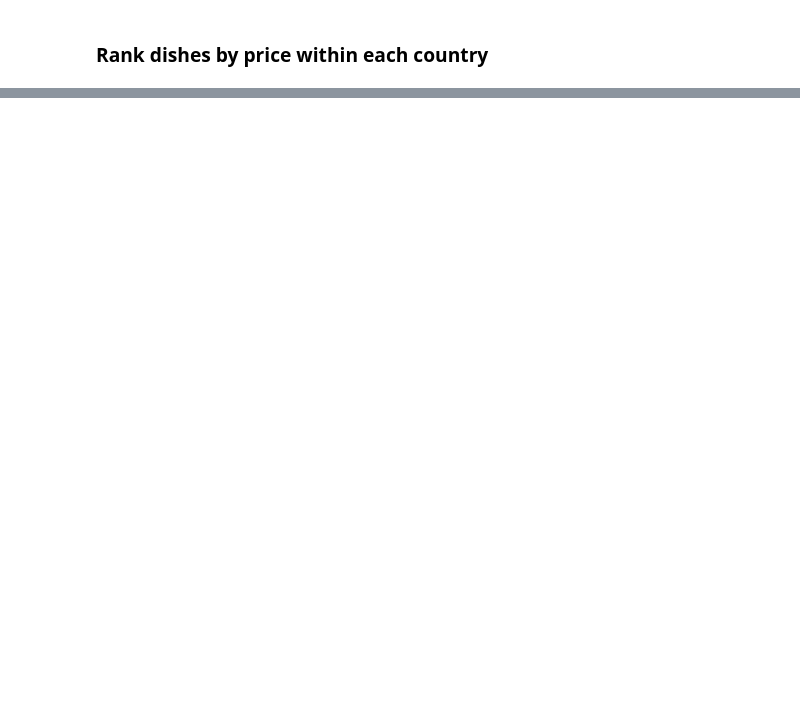
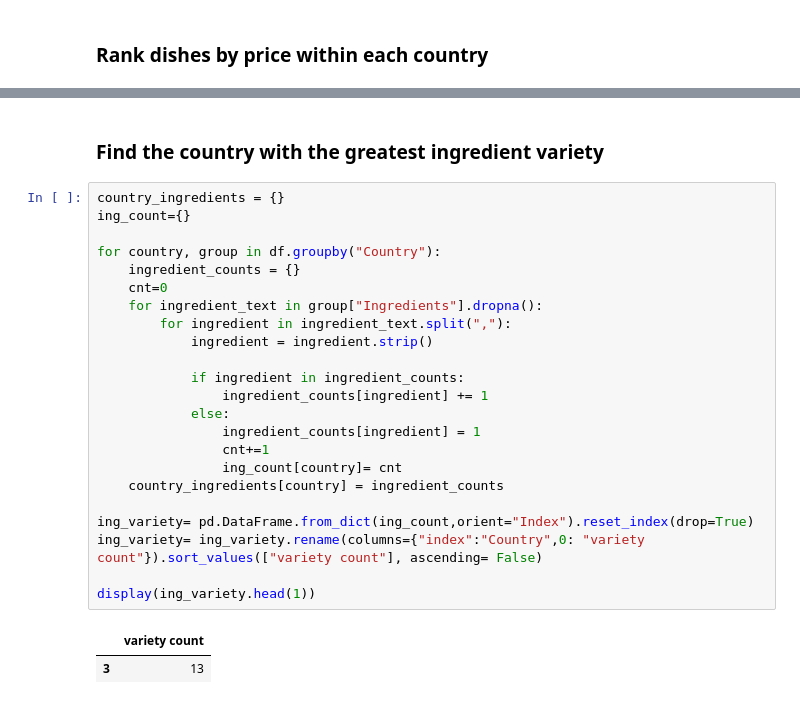
Before and after one commit to ushasrisetti24/Python-Practice, a Jupyter notebook: Street Food Analysis/Street food dataset.ipynb, the cells around one changed output, grey strips where cells are left out. Drawn from its saved outputs; the diff is of its cells as text; blank space fills up the shorter version.

```diff
--- a/Street Food Analysis/Street food dataset.ipynb
+++ b/Street Food Analysis/Street food dataset.ipynb
@@ -557,0 +597,28 @@ display(same_dish_in_multiple_cities)
+# %% [markdown]
+### Find the country with the greatest ingredient variety
+# %%
+country_ingredients = {}
+ing_count={}
+
+for country, group in df.groupby("Country"):
+    ingredient_counts = {}
+    cnt=0
+    for ingredient_text in group["Ingredients"].dropna():
+        for ingredient in ingredient_text.split(","):
+            ingredient = ingredient.strip()
+
+            if ingredient in ingredient_counts:
+                ingredient_counts[ingredient] += 1
+            else:
+                ingredient_counts[ingredient] = 1
+                cnt+=1
+                ing_count[country]= cnt
+    country_ingredients[country] = ingredient_counts
+
+ing_variety= pd.DataFrame.from_dict(ing_count,orient="Index").reset_index(drop=True)
+ing_variety= ing_variety.rename(columns={"index":"Country",0: "variety count"}).sort_values(["variety count"], ascending= False)
+
+display(ing_variety.head(1))
+# %% [output]
+|  | variety count |
+| 3 | 13 |
```
Also changed, not shown: parts of 6 cells of this notebook.
